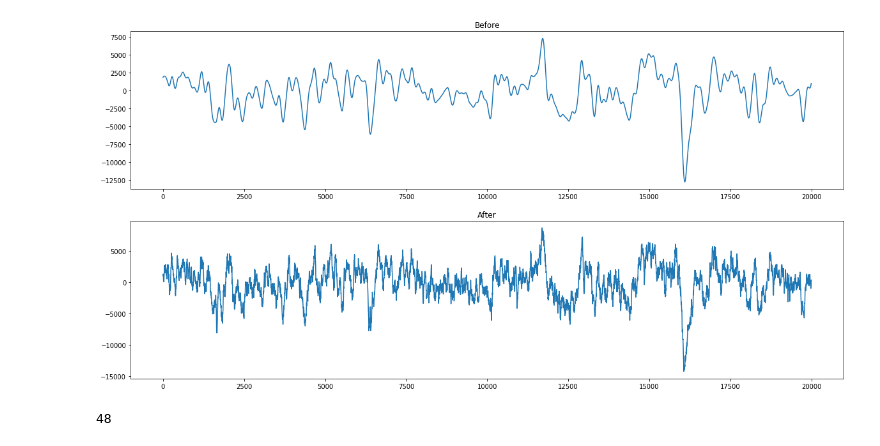
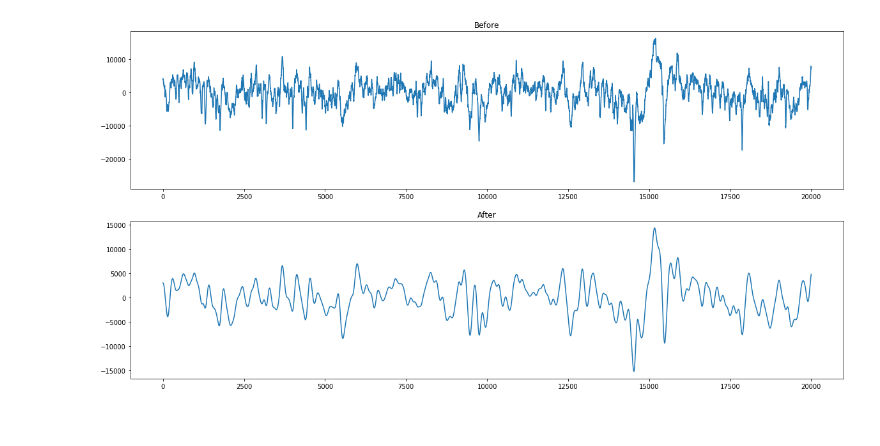
Before and after one commit to raiso777/high-low-pass-filter-example, a Jupyter notebook: filter.ipynb, the cells around one changed output. Drawn from its saved outputs; the diff is of its cells as text; code cells hidden in the pictures.

```diff
--- a/filter.ipynb
+++ b/filter.ipynb
@@ -11,7 +11,7 @@ from matplotlib import cm
 
 %matplotlib inline
 # %%
-dataFile='sub2_comp.mat'
+dataFile='sub1_comp.mat'
 data=scio.loadmat(dataFile)
 output = []
 # %%
@@ -23,21 +23,24 @@ b, a = signal.butter(3, cutoff/nf) #使用3階低通濾波器
 # %%
 finger = []
 brain = []
-
+brain_t = []
 for i in range(len(data['train_data'].T)):
-    finger.append(signal.filtfilt(b, a, data['train_data'].T[i]))
+    brain.append(signal.filtfilt(b, a, data['train_data'].T[i]))
+for i in range(len(data['test_data'].T)):
+    brain_t.append(signal.filtfilt(b, a, data['test_data'].T[i]))
 for i in range(5):
-    brain.append(signal.filtfilt(b, a, data['train_dg'].T[i]))
+    finger.append(signal.filtfilt(b, a, data['train_dg'].T[i]))
 # %%
 # 畫出並觀察
 fig = plt.figure(figsize = (20, 10))
 ax0 = fig.add_subplot(211)
 ax0.set_title("Before")
-ax0.plot(finger[1][140000:160000])
+ax0.plot(data['train_data'].T[1][140000:160000])
 ax1 = fig.add_subplot(212)
 ax1.set_title("After")
-ax1.plot(data['train_data'].T[1][140000:160000])
+
+ax1.plot(brain[1][140000:160000])
 plt.show()
 # %% [output]
-[figure, old version]
+[figure, new version]
 # %%
@@ -45,4 +47,0 @@ scio.savemat('sub3_comp_5hz_3order.mat', dict(finger=finger, brain=brain))
-# %%
-len(data['train_data'].T)
-# %% [output]
-48
```
Also changed, not shown: parts of 1 cell of this notebook.
